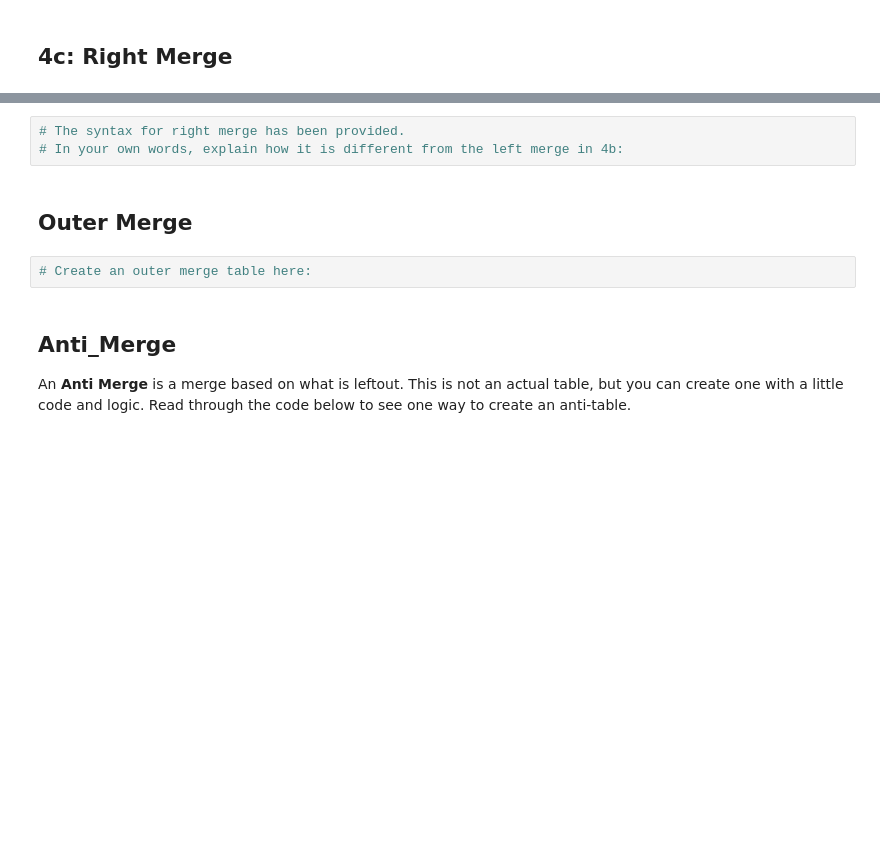
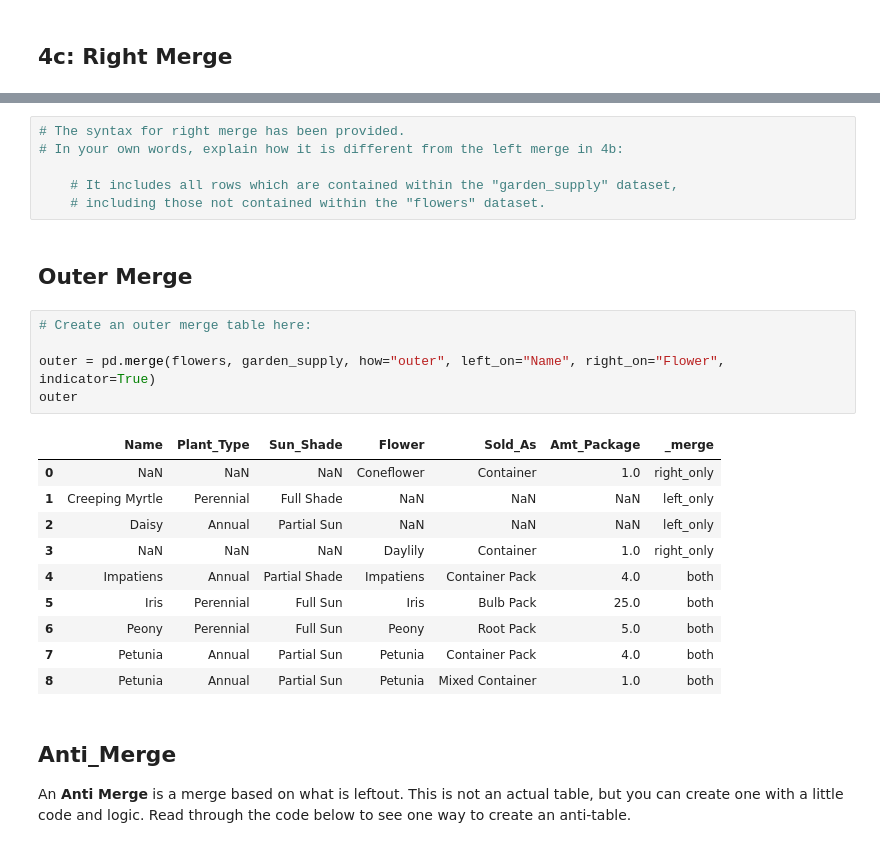
Before and after one commit to DataLore777/data-analysis-projects, a Jupyter notebook: data-manipulation/exercises/MergingTables.ipynb, the cells around one changed output, grey strips where cells are left out. Saved outputs shown, nothing was run; the diff lists cells and outputs as text; blank space fills up the shorter version.

```diff
--- a/data-manipulation/exercises/MergingTables.ipynb
+++ b/data-manipulation/exercises/MergingTables.ipynb
@@ -235,10 +312,27 @@ right
 # %%
 # The syntax for right merge has been provided.
 # In your own words, explain how it is different from the left merge in 4b:
+
+    # It includes all rows which are contained within the "garden_supply" dataset,
+    # including those not contained within the "flowers" dataset.
 # %% [markdown]
 ## Outer Merge
 # %%
 # Create an outer merge table here:
+
+outer = pd.merge(flowers, garden_supply, how="outer", left_on="Name", right_on="Flower", indicator=True)
+outer
+# %% [output]
+|  | Name | Plant_Type | Sun_Shade | Flower | Sold_As | Amt_Package | _merge |
+| 0 | NaN | NaN | NaN | Coneflower | Container | 1.0 | right_only |
+| 1 | Creeping Myrtle | Perennial | Full Shade | NaN | NaN | NaN | left_only |
+| 2 | Daisy | Annual | Partial Sun | NaN | NaN | NaN | left_only |
+| 3 | NaN | NaN | NaN | Daylily | Container | 1.0 | right_only |
+| 4 | Impatiens | Annual | Partial Shade | Impatiens | Container Pack | 4.0 | both |
+| 5 | Iris | Perennial | Full Sun | Iris | Bulb Pack | 25.0 | both |
+| 6 | Peony | Perennial | Full Sun | Peony | Root Pack | 5.0 | both |
+| 7 | Petunia | Annual | Partial Sun | Petunia | Container Pack | 4.0 | both |
+| 8 | Petunia | Annual | Partial Sun | Petunia | Mixed Container | 1.0 | both |
 # %% [markdown]
 ## Anti_Merge
 
```
Also changed, not shown: parts of 15 cells of this notebook.
